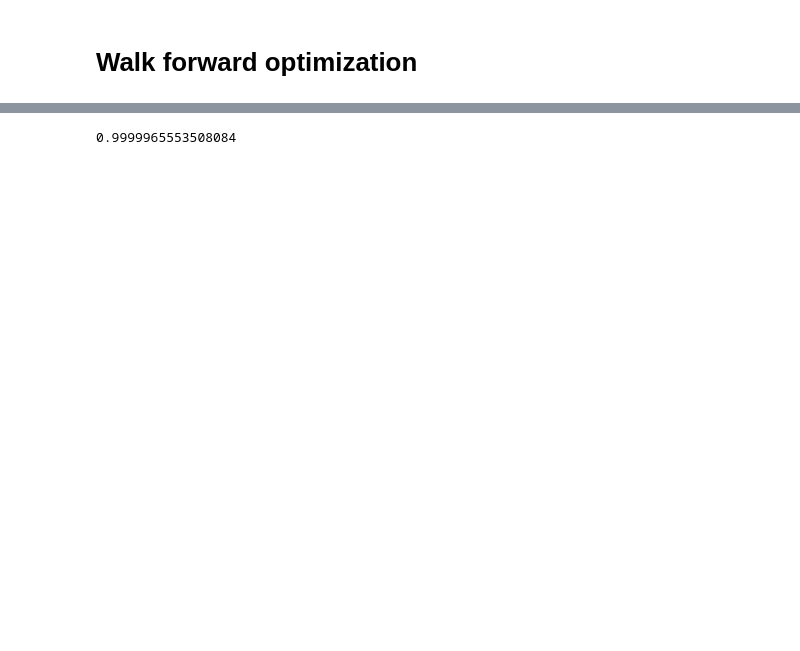
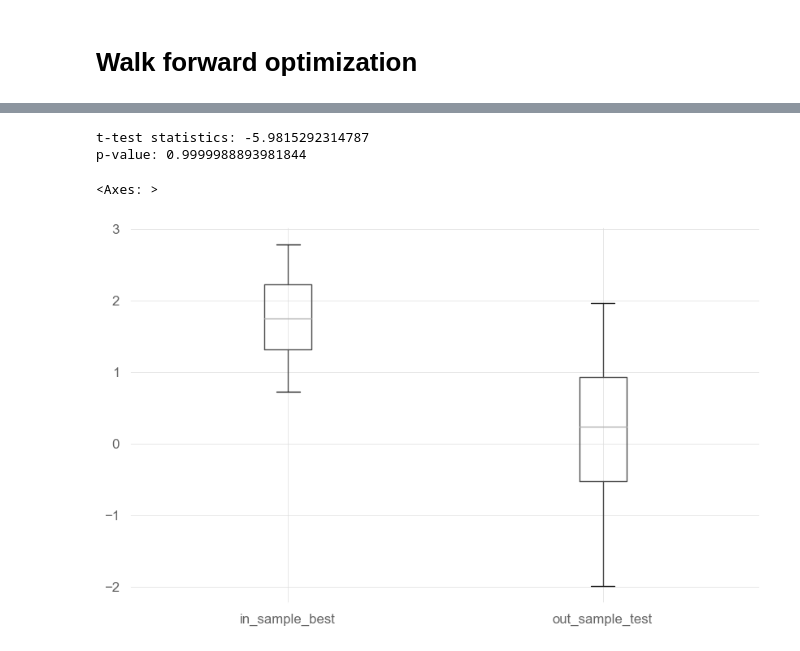
Before and after one commit to tan-yong-sheng/portfolio_analysis, a Jupyter notebook: portfolio/4. backtesting/dual_moving_average_crossover/4. walk_forward_optimization_of_dmac.ipynb, the cells around one changed output, grey strips where cells are left out. Saved outputs shown, nothing was run; the diff lists cells and outputs as text; code cells hidden in the pictures; blank space fills up the shorter version.

```diff
--- a/portfolio/4. backtesting/dual_moving_average_crossover/4. walk_forward_optimization_of_dmac.ipynb
+++ b/portfolio/4. backtesting/dual_moving_average_crossover/4. walk_forward_optimization_of_dmac.ipynb
@@ -45,13 +185,6 @@ def simulate_best_params(price, best_fast_windows, best_slow_windows, **kwargs):
 
     pf = vbt.Portfolio.from_signals(price, entries, exits, **kwargs)
     return pf.sharpe_ratio()
-# %%
-in_sharpe = simulate_all_params(
-    in_price,
-    windows,
-    direction="both",
-    freq="d"
-)
 # %%
 out_test_sharpe = simulate_best_params(
     out_price,
@@ -91,8 +214,0 @@ in_best_window_pairs = np.array(
-# %%
-out_test_sharpe = simulate_best_params(
-    out_price,
-    in_best_fast_windows,
-    in_best_slow_windows,
-    direction="both",
-    freq="d"
-)
@@ -108,4 +214,0 @@ t, p = stats.ttest_ind(
-# %%
-p
-# %% [output]
-0.9999965553508084
@@ -111,0 +237,35 @@ p
+# %%
+# Perform independent t test
+## Alternative hypothesis: out-of-sample sharpe ratio > in-sample sharpe ratio if p-value < 0.05
+
+in_sample_best = in_sharpe[in_best_index].values
+out_sample_test = out_test_sharpe.values
+
+## data preprocessing - remove inf values, so it won't disrupt the t-test calculations
+df = pd.DataFrame()
+df["in_sample_best"] = in_sample_best
+df["out_sample_test"] = out_sample_test
+df.replace([np.inf, -np.inf], np.nan, inplace=True)
+df.dropna(inplace=True, axis=0)
+
+# independ t-test
+t, p = stats.ttest_rel(
+    a=df["out_sample_test"],
+    b=df["in_sample_best"],
+    alternative="greater"
+)
+
+print(f"t-test statistics: {t}")
+# if p-value close to 1,
+# it means out-of-sample sharpe ratio is NOT greater than in-sample sharpe ratio (as shown in boxplot below)
+# and this suggest there is overfitting for your strategy
+print(f"p-value: {p}")
+# %% [output]
+t-test statistics: -5.9815292314787
+p-value: 0.9999988893981844
+# %%
+# a double check that in_sample sharpe ratio is much greater than out-of-sample sharpe ratio for your strategy
+df.boxplot()
+# %% [output]
+<Axes: >
+[figure, added]
```
Also changed, not shown: parts of 20 cells of this notebook, 2 other files.
